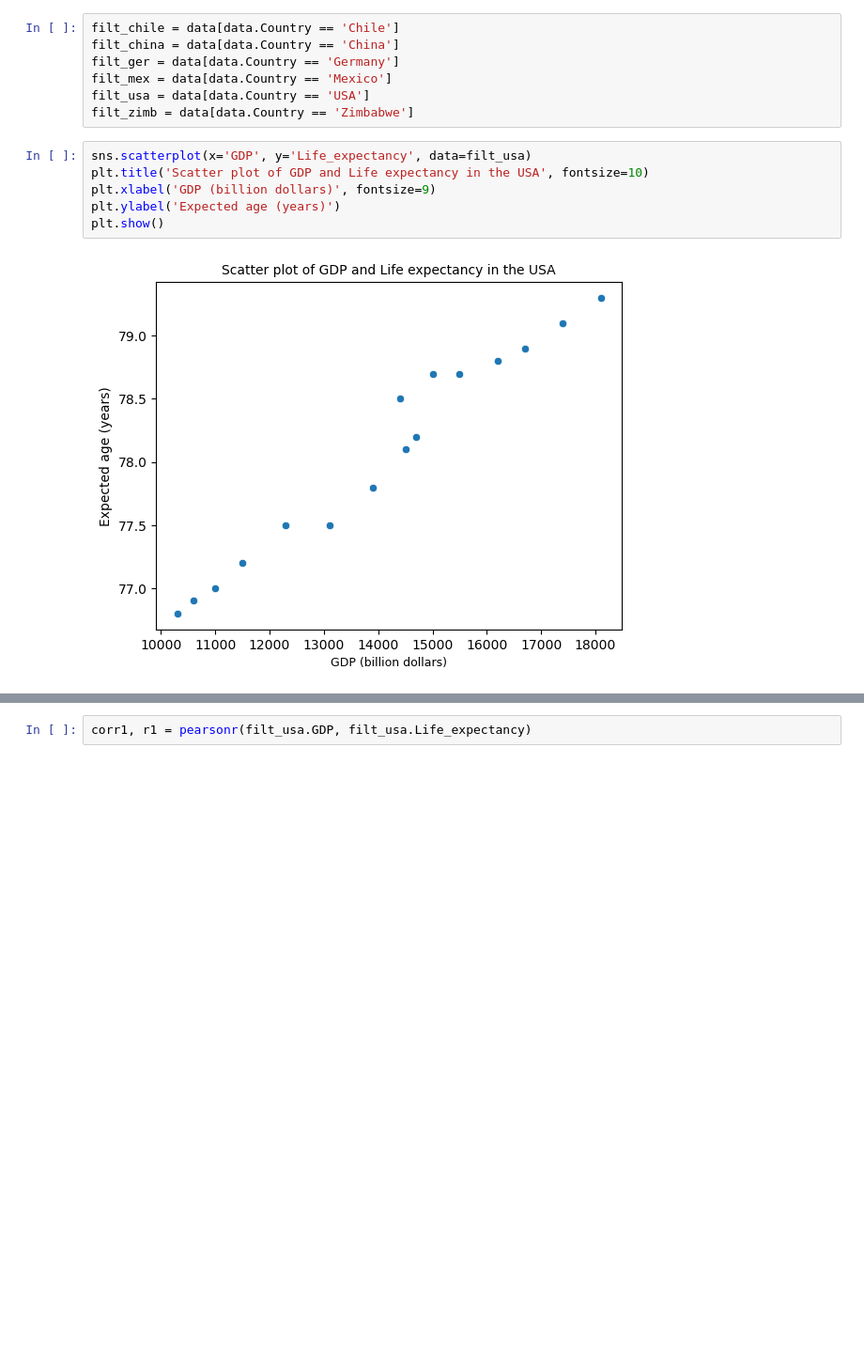
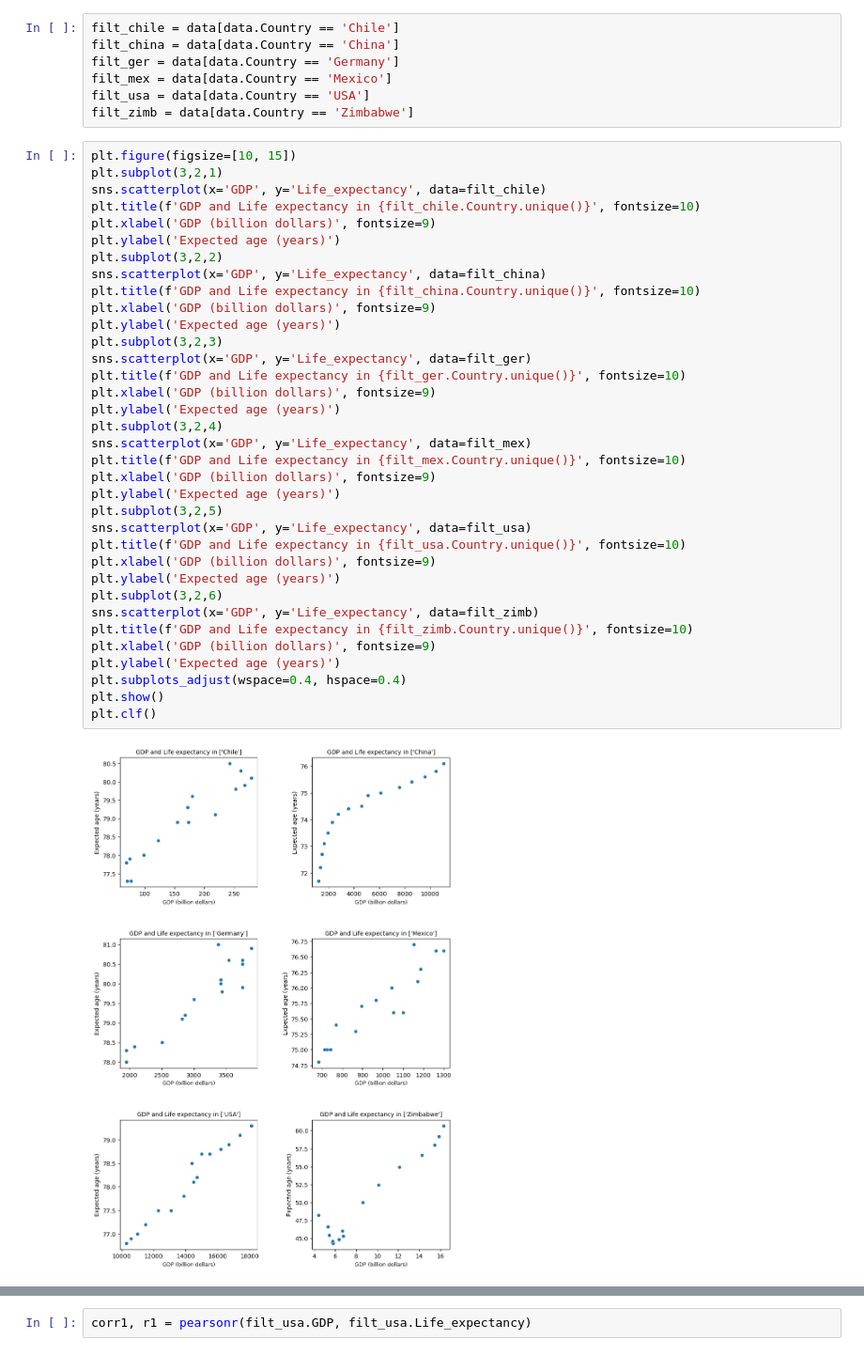
Before and after one commit to LiZoMark841619/GDP_Life_expectancy, a Jupyter notebook: Project/Life-Expectancy-and-GDP-Starter/life_expectancy_gdp.ipynb, the cells around one changed output, grey strips where cells are left out. Shown at 94% size. Drawn from its saved outputs; the diff is of its cells as text; blank space fills up the shorter version.

```diff
--- a/Project/Life-Expectancy-and-GDP-Starter/life_expectancy_gdp.ipynb
+++ b/Project/Life-Expectancy-and-GDP-Starter/life_expectancy_gdp.ipynb
@@ -134,11 +136,40 @@ filt_ger = data[data.Country == 'Germany']
 filt_mex = data[data.Country == 'Mexico']
 filt_usa = data[data.Country == 'USA']
 filt_zimb = data[data.Country == 'Zimbabwe']
-# %%
-sns.scatterplot(x='GDP', y='Life_expectancy', data=filt_usa)
-plt.title('Scatter plot of GDP and Life expectancy in the USA', fontsize=10)
-plt.xlabel('GDP (billion dollars)', fontsize=9)
-plt.ylabel('Expected age (years)')
-plt.show()
-# %% [output]
-[figure, removed]
+# %%
+plt.figure(figsize=[10, 15])
+plt.subplot(3,2,1)
+sns.scatterplot(x='GDP', y='Life_expectancy', data=filt_chile)
+plt.title(f'GDP and Life expectancy in {filt_chile.Country.unique()}', fontsize=10)
+plt.xlabel('GDP (billion dollars)', fontsize=9)
+plt.ylabel('Expected age (years)')
+plt.subplot(3,2,2)
+sns.scatterplot(x='GDP', y='Life_expectancy', data=filt_china)
+plt.title(f'GDP and Life expectancy in {filt_china.Country.unique()}', fontsize=10)
+plt.xlabel('GDP (billion dollars)', fontsize=9)
+plt.ylabel('Expected age (years)')
+plt.subplot(3,2,3)
+sns.scatterplot(x='GDP', y='Life_expectancy', data=filt_ger)
+plt.title(f'GDP and Life expectancy in {filt_ger.Country.unique()}', fontsize=10)
+plt.xlabel('GDP (billion dollars)', fontsize=9)
+plt.ylabel('Expected age (years)')
+plt.subplot(3,2,4)
+sns.scatterplot(x='GDP', y='Life_expectancy', data=filt_mex)
+plt.title(f'GDP and Life expectancy in {filt_mex.Country.unique()}', fontsize=10)
+plt.xlabel('GDP (billion dollars)', fontsize=9)
+plt.ylabel('Expected age (years)')
+plt.subplot(3,2,5)
+sns.scatterplot(x='GDP', y='Life_expectancy', data=filt_usa)
+plt.title(f'GDP and Life expectancy in {filt_usa.Country.unique()}', fontsize=10)
+plt.xlabel('GDP (billion dollars)', fontsize=9)
+plt.ylabel('Expected age (years)')
+plt.subplot(3,2,6)
+sns.scatterplot(x='GDP', y='Life_expectancy', data=filt_zimb)
+plt.title(f'GDP and Life expectancy in {filt_zimb.Country.unique()}', fontsize=10)
+plt.xlabel('GDP (billion dollars)', fontsize=9)
+plt.ylabel('Expected age (years)')
+plt.subplots_adjust(wspace=0.4, hspace=0.4)
+plt.show()
+plt.clf()
+# %% [output]
+[figure, added]
```
Also changed, not shown: parts of 9 cells of this notebook.
